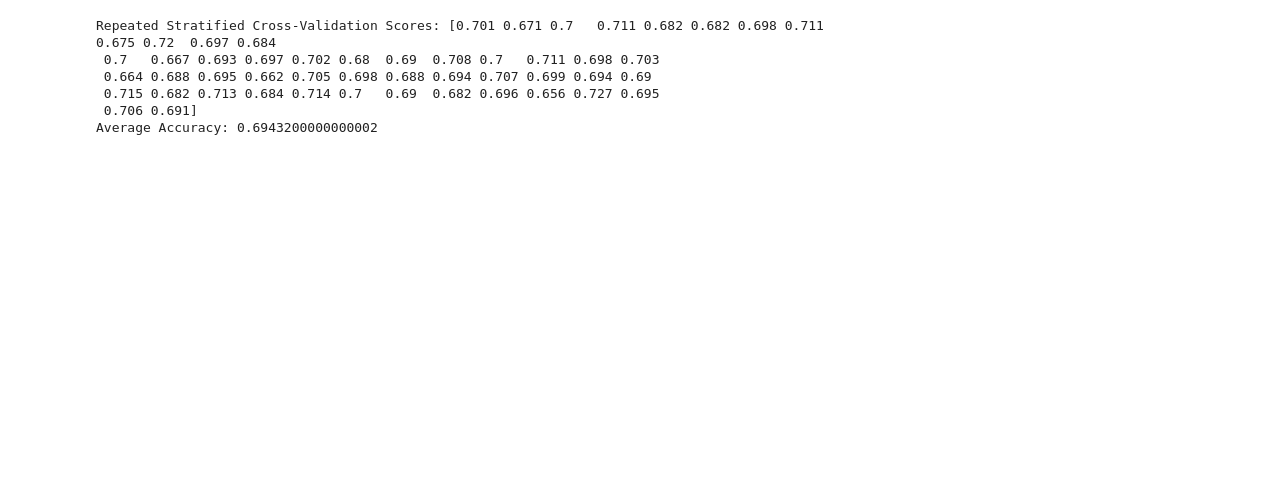
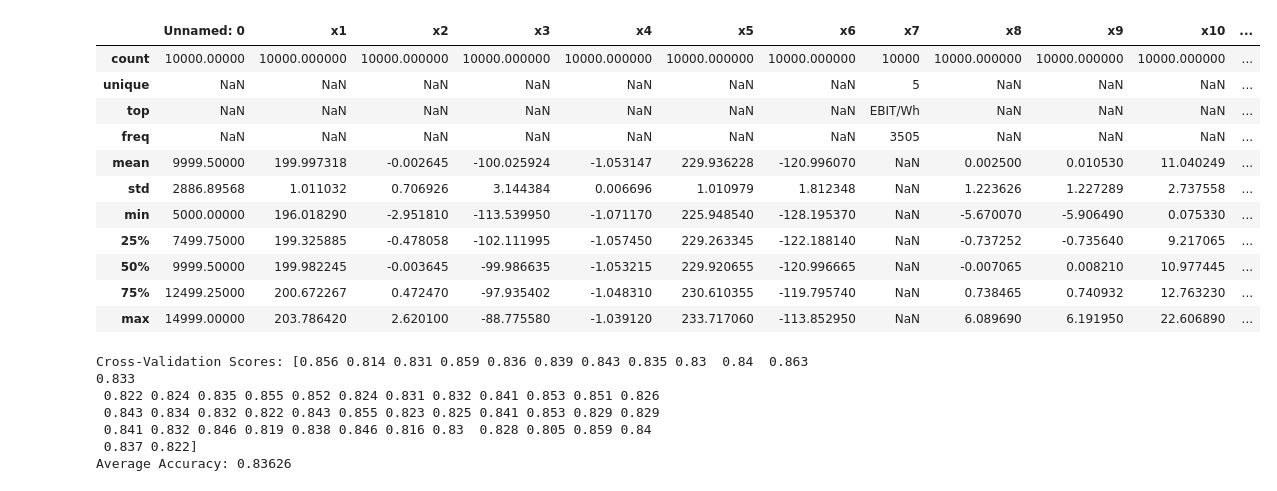
Before and after one commit to BeriAydin/ML-Programming-Challenge, a Jupyter notebook: main.ipynb, the cells around one changed output. Saved outputs shown, nothing was run; the diff lists cells and outputs as text; code cells hidden in the pictures; blank space fills up the shorter version.

```diff
--- a/main.ipynb
+++ b/main.ipynb
@@ -28,0 +29,16 @@ model = RandomForestClassifier(random_state=42)
+# %%
+df_eval = pd.read_csv('EvaluateOnMe.csv')
+df_eval.describe(include='all')
+# %% [output]
+|  | Unnamed: 0 | x1 | x2 | x3 | x4 | x5 | x6 | x7 | x8 | x9 | x10 | ... |
+| count | 10000.00000 | 10000.000000 | 10000.000000 | 10000.000000 | 10000.000000 | 10000.000000 | 10000.000000 | 10000 | 10000.000000 | 10000.000000 | 10000.000000 | ... |
+| unique | NaN | NaN | NaN | NaN | NaN | NaN | NaN | 5 | NaN | NaN | NaN | ... |
+| top | NaN | NaN | NaN | NaN | NaN | NaN | NaN | EBIT/Wh | NaN | NaN | NaN | ... |
+| freq | NaN | NaN | NaN | NaN | NaN | NaN | NaN | 3505 | NaN | NaN | NaN | ... |
+| mean | 9999.50000 | 199.997318 | -0.002645 | -100.025924 | -1.053147 | 229.936228 | -120.996070 | NaN | 0.002500 | 0.010530 | 11.040249 | ... |
+| std | 2886.89568 | 1.011032 | 0.706926 | 3.144384 | 0.006696 | 1.010979 | 1.812348 | NaN | 1.223626 | 1.227289 | 2.737558 | ... |
+| min | 5000.00000 | 196.018290 | -2.951810 | -113.539950 | -1.071170 | 225.948540 | -128.195370 | NaN | -5.670070 | -5.906490 | 0.075330 | ... |
+| 25% | 7499.75000 | 199.325885 | -0.478058 | -102.111995 | -1.057450 | 229.263345 | -122.188140 | NaN | -0.737252 | -0.735640 | 9.217065 | ... |
+| 50% | 9999.50000 | 199.982245 | -0.003645 | -99.986635 | -1.053215 | 229.920655 | -120.996665 | NaN | -0.007065 | 0.008210 | 10.977445 | ... |
+| 75% | 12499.25000 | 200.672267 | 0.472470 | -97.935402 | -1.048310 | 230.610355 | -119.795740 | NaN | 0.738465 | 0.740932 | 12.763230 | ... |
+| max | 14999.00000 | 203.786420 | 2.620100 | -88.775580 | -1.039120 | 233.717060 | -113.852950 | NaN | 6.089690 | 6.191950 | 22.606890 | ... |
@@ -29,18 +70,25 @@ model = RandomForestClassifier(random_state=42)
 # %%
+from sklearn.ensemble import RandomForestClassifier
+from sklearn.model_selection import RepeatedStratifiedKFold, cross_val_score
+
+# After trying a few classifiers, I chose the Random Forest since it got the highest avarage accuracy from the cross-validation scores
+pipeline = Pipeline(steps=[('preprocessor', preprocessor),
+                           ('random_forest', RandomForestClassifier(random_state=42))])
+
 rskf = RepeatedStratifiedKFold(n_splits=5, n_repeats=10, random_state=42)
 
 # Apply cross validation
-scores = cross_val_score(model, data, labels, cv=rskf, scoring='accuracy')
+scores = cross_val_score(pipeline, X, y, cv=rskf, scoring='accuracy')
 
-print("Repeated Stratified Cross-Validation Scores:", scores)
+print("Cross-Validation Scores:", scores)
 print("Average Accuracy:", scores.mean())
 # %% [output]
-Repeated Stratified Cross-Validation Scores: [0.701 0.671 0.7   0.711 0.682 0.682 0.698 0.711 0.675 0.72  0.697 0.684
- 0.7   0.667 0.693 0.697 0.702 0.68  0.69  0.708 0.7   0.711 0.698 0.703
- 0.664 0.688 0.695 0.662 0.705 0.698 0.688 0.694 0.707 0.699 0.694 0.69
- 0.715 0.682 0.713 0.684 0.714 0.7   0.69  0.682 0.696 0.656 0.727 0.695
- 0.706 0.691]
-Average Accuracy: 0.6943200000000002
+Cross-Validation Scores: [0.856 0.814 0.831 0.859 0.836 0.839 0.843 0.835 0.83  0.84  0.863 0.833
+ 0.822 0.824 0.835 0.855 0.852 0.824 0.831 0.832 0.841 0.853 0.851 0.826
+ 0.843 0.834 0.832 0.822 0.843 0.855 0.823 0.825 0.841 0.853 0.829 0.829
+ 0.841 0.832 0.846 0.819 0.838 0.846 0.816 0.83  0.828 0.805 0.859 0.84
+ 0.837 0.822]
+Average Accuracy: 0.83626
 # %%
 from sklearn.model_selection import RandomizedSearchCV
 
```
Also changed, not shown: parts of 12 cells of this notebook, 5 other files.
